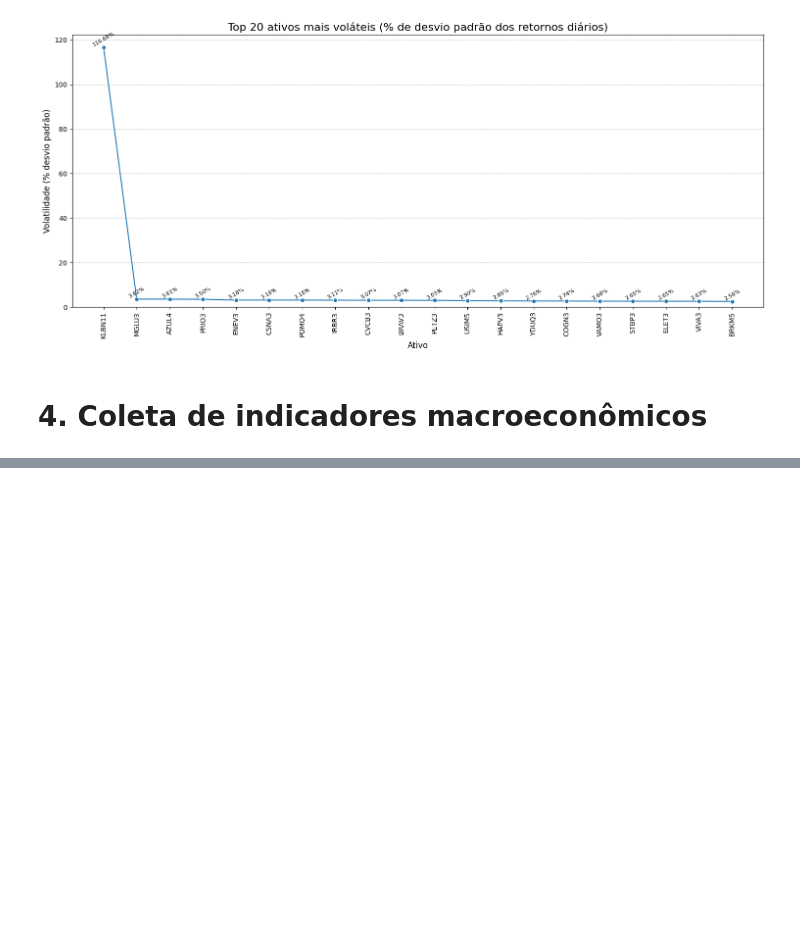
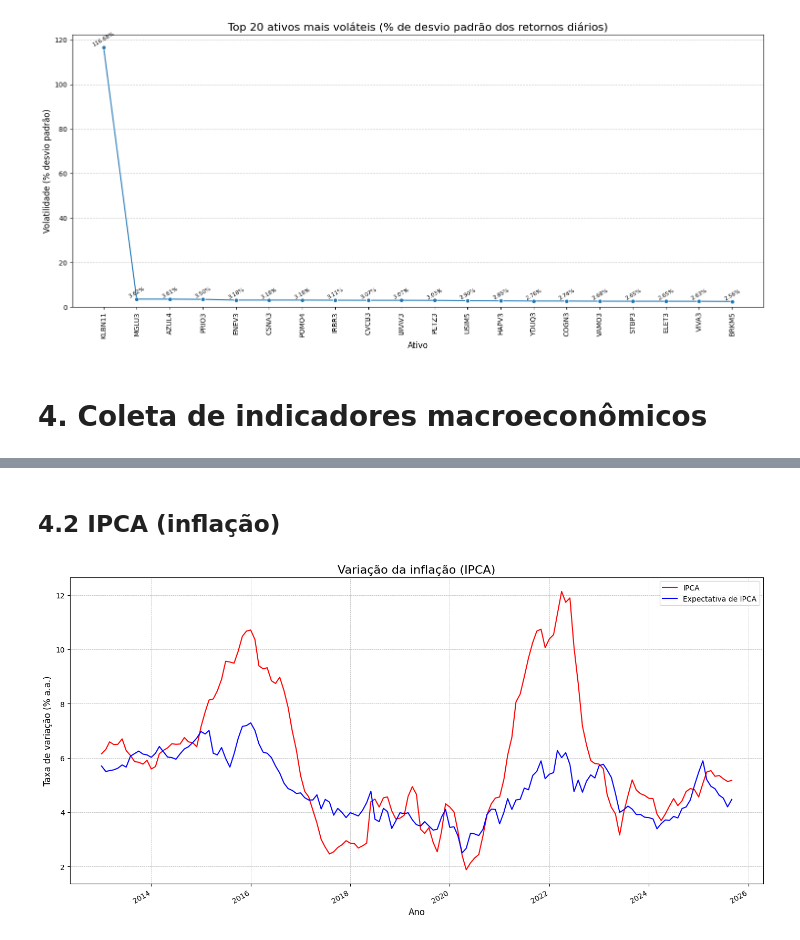
Before and after one commit to lucasaugs/b3-pattern-recon, a Jupyter notebook: characterization.ipynb, the cells around one changed output, grey strips where cells are left out. Drawn from its saved outputs; the diff is of its cells as text; code cells hidden in the pictures; blank space fills up the shorter version.

```diff
--- a/characterization.ipynb
+++ b/characterization.ipynb
@@ -718,0 +710,25 @@ Name: SELIC_Variacao_Mensal, dtype: float64
+# %% [markdown]
+## 4.2 IPCA (inflação)
+# %%
+df_ipca = load_macro_data("data/ipea_ipca.csv")
+df_exp_ipca = load_macro_data("data/ipea_exp_ipca.csv")
+
+ipca_monthly_pct = df_ipca["VALUE"]
+ipca_monthly_pct.name = "ipca_monthly_pct"
+
+exp_ipca_monthly_pct = df_exp_ipca["VALUE"]
+exp_ipca_monthly_pct.name = "exp_ipca_monthly_pct"
+
+plt.figure(figsize=(14, 7))
+ipca_monthly_pct.plot(color="red")
+exp_ipca_monthly_pct.plot(color="blue")
+
+plt.title("Variação da inflação (IPCA)", fontsize=16)
+plt.xlabel("Ano", fontsize=12)
+plt.ylabel("Taxa de variação (% a.a.)", fontsize=12)
+plt.grid(True, which="both", linestyle="--", linewidth=0.5)
+plt.legend(["IPCA", "Expectativa de IPCA"])
+plt.tight_layout()
+plt.show()
+# %% [output]
+[figure, added]
```
Also changed, not shown: parts of 9 cells of this notebook, 7 other files.
